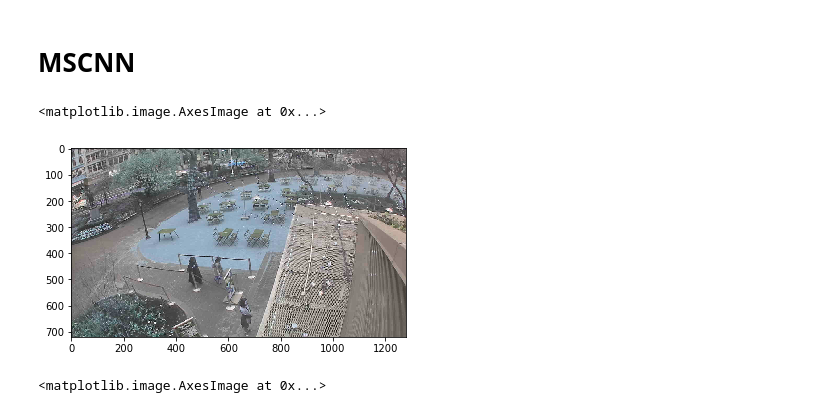
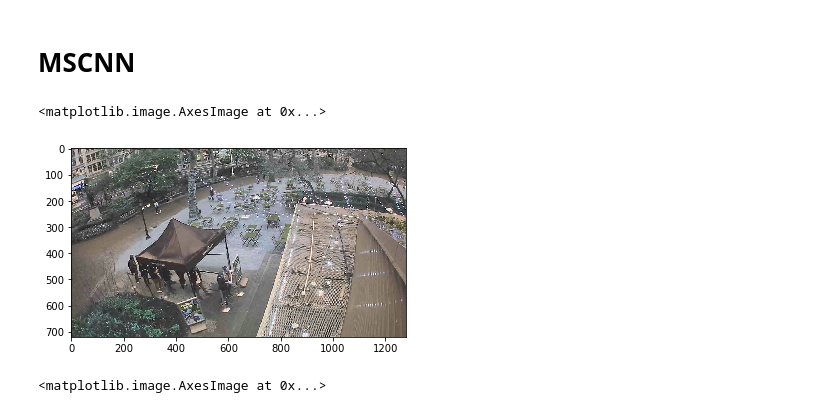
Before and after one commit to philkim72/DeepShack, a Jupyter notebook: predict_service/predict.ipynb, the cells around one changed output. Drawn from its saved outputs; the diff is of its cells as text; code cells hidden in the pictures.

```diff
--- a/predict_service/predict.ipynb
+++ b/predict_service/predict.ipynb
@@ -23,11 +23,11 @@ Please use `rate` instead of `keep_prob`. Rate should be set to `rate = 1 - keep
 # %% [markdown]
 # MSCNN
 # %%
-img = load_s3_object('shackcam.jpg', cv2.imread)
+img = load_s3_object('shackcam/2019-04-25_2323-04.jpg', cv2.imread)
 plt.imshow(img)
 # %% [output]
 <matplotlib.image.AxesImage at 0x...>
-[figure, old version]
+[figure, new version]
 # %%
 gaussian = predict_mscnn(img)
 plt.imshow(gaussian[0, :, :, 0])
```
Also changed, not shown: parts of 4 cells of this notebook, 1 other file.
